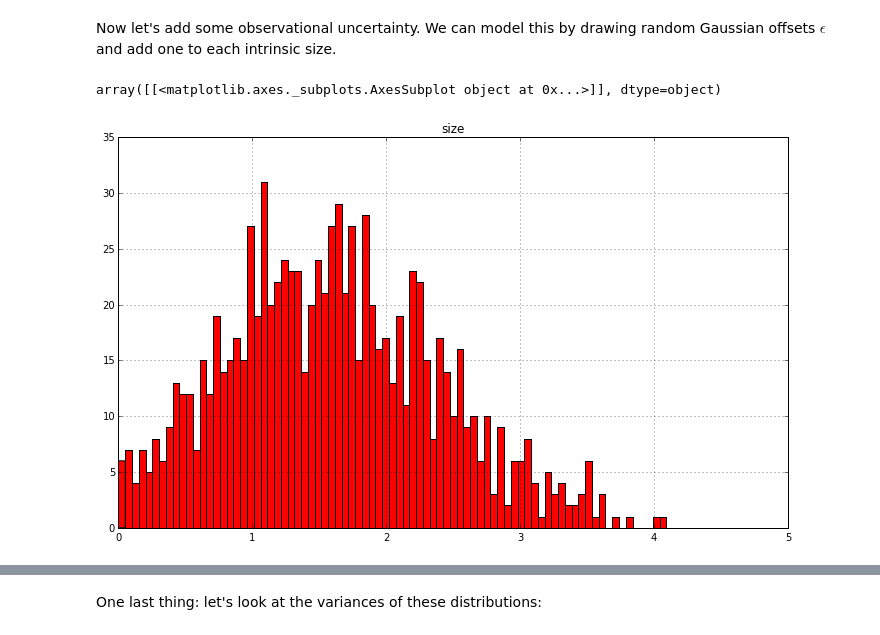
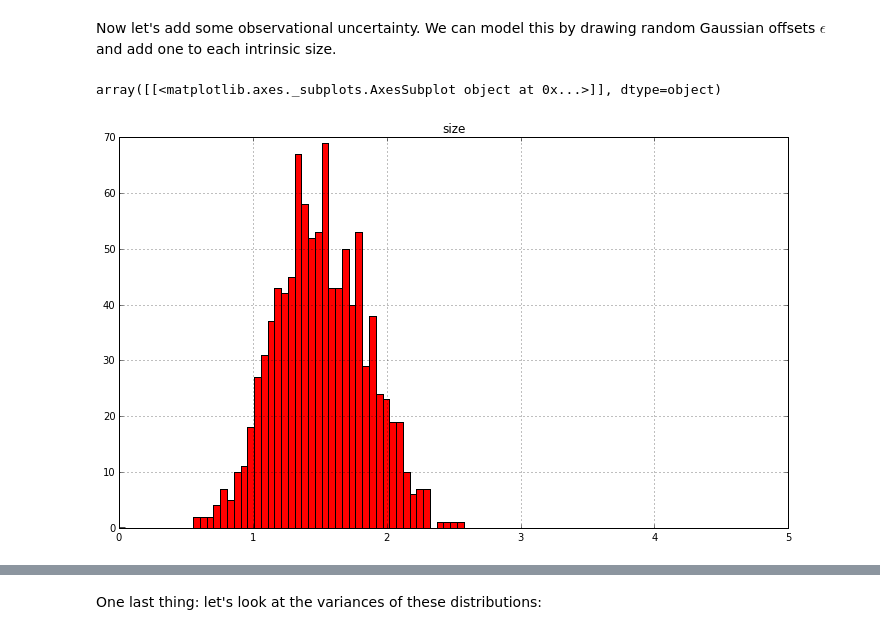
Before and after one commit to KIPAC/StatisticalMethods, a Jupyter notebook: examples/SDSScatalog/GalaxySizes.ipynb, the cells around one changed output, grey strips where cells are left out. Drawn from its saved outputs; the diff is of its cells as text; code cells hidden in the pictures.

```diff
--- a/examples/SDSScatalog/GalaxySizes.ipynb
+++ b/examples/SDSScatalog/GalaxySizes.ipynb
@@ -95,14 +100,14 @@ Now let's add some observational uncertainty. We can model this by drawing rando
 def make_noise(sigma=0.3,N=1000):
     return pd.DataFrame({'size' : sigma*np.random.randn(N)})
 # %%
-sigma = 0.9
+sigma = 0.3
 errors = make_noise(sigma=sigma,N=1000)
 
 observed = intrinsic + errors
 
 observed.hist(bins=np.linspace(0.0,5.0,100),figsize=(12,7),color='red')
 # %% [output]
 array([[<matplotlib.axes._subplots.AxesSubplot object at 0x...>]], dtype=object)
-[figure, old version]
+[figure, new version]
 # %% [markdown]
 ### Q: How did we do? Is this a good model for our data?
```
Also changed, not shown: parts of 18 cells of this notebook, 3 other files.
